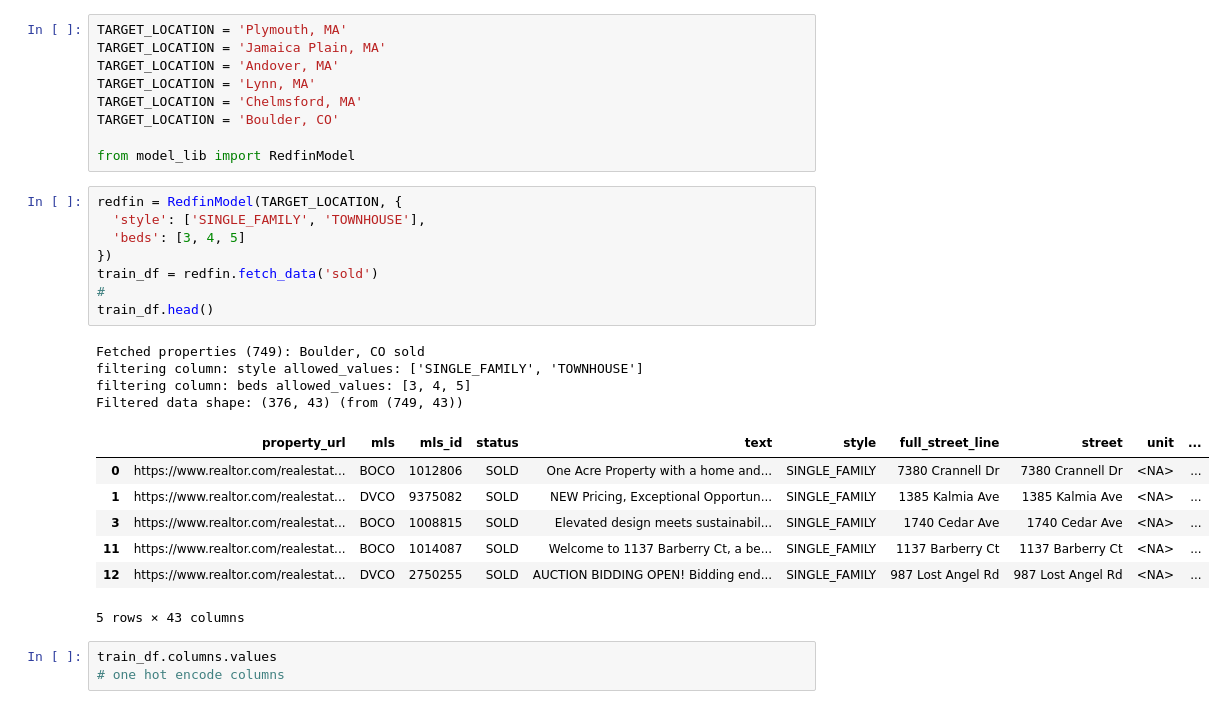
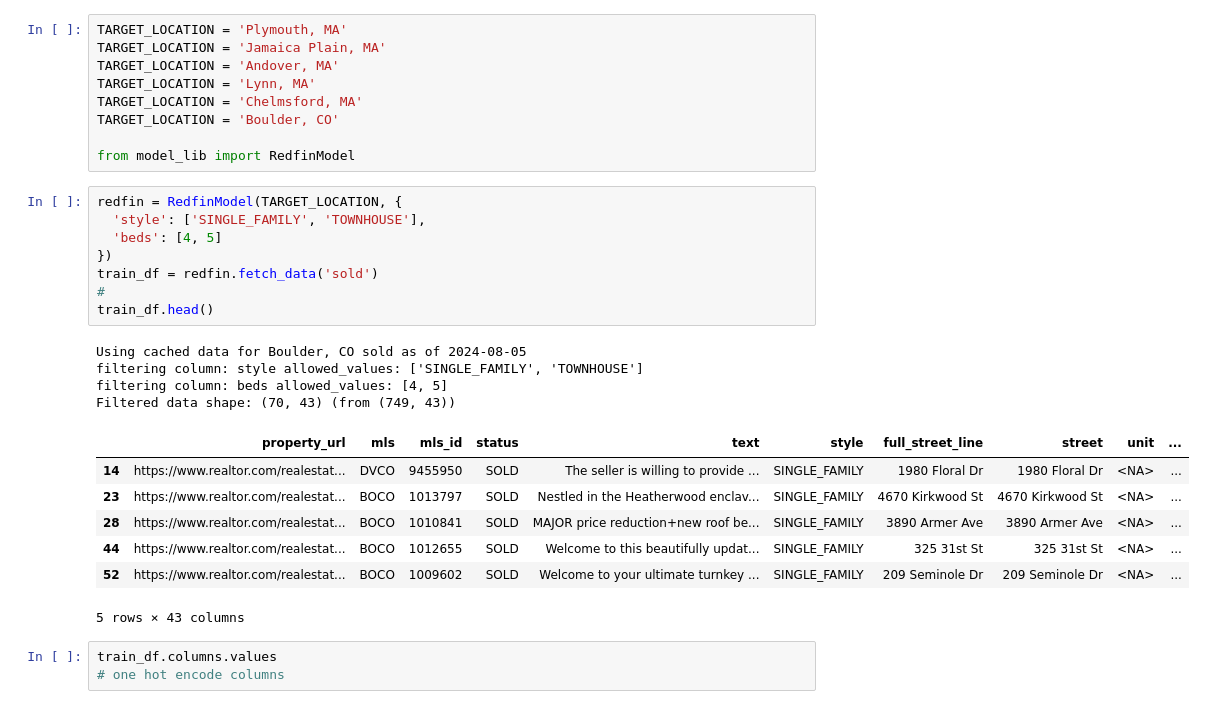
Before and after one commit to cbonoz/harvest-re, a Jupyter notebook: redfin_harvest.ipynb, the cells around one changed output. Cells and saved outputs as stored; diff of their text form.

```diff
--- a/redfin_harvest.ipynb
+++ b/redfin_harvest.ipynb
@@ -10,22 +10,22 @@ from model_lib import RedfinModel
 # %%
 redfin = RedfinModel(TARGET_LOCATION, {
   'style': ['SINGLE_FAMILY', 'TOWNHOUSE'],
-  'beds': [3, 4, 5]
+  'beds': [4, 5]
 })
 train_df = redfin.fetch_data('sold')
 #
 train_df.head()
 # %% [output]
-Fetched properties (749): Boulder, CO sold
+Using cached data for Boulder, CO sold as of 2024-08-05
 filtering column: style allowed_values: ['SINGLE_FAMILY', 'TOWNHOUSE']
-filtering column: beds allowed_values: [3, 4, 5]
-Filtered data shape: (376, 43) (from (749, 43))
+filtering column: beds allowed_values: [4, 5]
+Filtered data shape: (70, 43) (from (749, 43))
 |  | property_url | mls | mls_id | status | text | style | full_street_line | street | unit | ... |
-| 0 | https://www.realtor.com/realestat... | BOCO | 1012806 | SOLD | One Acre Property with a home and... | SINGLE_FAMILY | 7380 Crannell Dr | 7380 Crannell Dr | <NA> | ... |
-| 1 | https://www.realtor.com/realestat... | DVCO | 9375082 | SOLD | NEW Pricing, Exceptional Opportun... | SINGLE_FAMILY | 1385 Kalmia Ave | 1385 Kalmia Ave | <NA> | ... |
-| 3 | https://www.realtor.com/realestat... | BOCO | 1008815 | SOLD | Elevated design meets sustainabil... | SINGLE_FAMILY | 1740 Cedar Ave | 1740 Cedar Ave | <NA> | ... |
-| 11 | https://www.realtor.com/realestat... | BOCO | 1014087 | SOLD | Welcome to 1137 Barberry Ct, a be... | SINGLE_FAMILY | 1137 Barberry Ct | 1137 Barberry Ct | <NA> | ... |
-| 12 | https://www.realtor.com/realestat... | DVCO | 2750255 | SOLD | AUCTION BIDDING OPEN! Bidding end... | SINGLE_FAMILY | 987 Lost Angel Rd | 987 Lost Angel Rd | <NA> | ... |
+| 14 | https://www.realtor.com/realestat... | DVCO | 9455950 | SOLD | The seller is willing to provide ... | SINGLE_FAMILY | 1980 Floral Dr | 1980 Floral Dr | <NA> | ... |
+| 23 | https://www.realtor.com/realestat... | BOCO | 1013797 | SOLD | Nestled in the Heatherwood enclav... | SINGLE_FAMILY | 4670 Kirkwood St | 4670 Kirkwood St | <NA> | ... |
+| 28 | https://www.realtor.com/realestat... | BOCO | 1010841 | SOLD | MAJOR price reduction+new roof be... | SINGLE_FAMILY | 3890 Armer Ave | 3890 Armer Ave | <NA> | ... |
+| 44 | https://www.realtor.com/realestat... | BOCO | 1012655 | SOLD | Welcome to this beautifully updat... | SINGLE_FAMILY | 325 31st St | 325 31st St | <NA> | ... |
+| 52 | https://www.realtor.com/realestat... | BOCO | 1009602 | SOLD | Welcome to your ultimate turnkey ... | SINGLE_FAMILY | 209 Seminole Dr | 209 Seminole Dr | <NA> | ... |
 5 rows × 43 columns
 # %%
 train_df.columns.values
```
Also changed, not shown: parts of 5 cells of this notebook, 1 other file.
